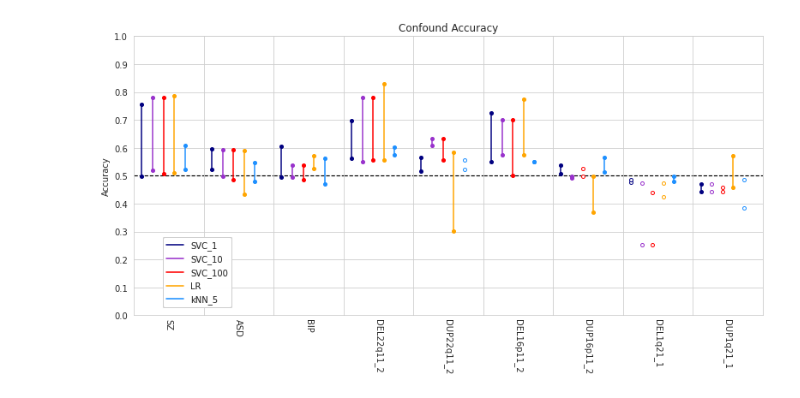
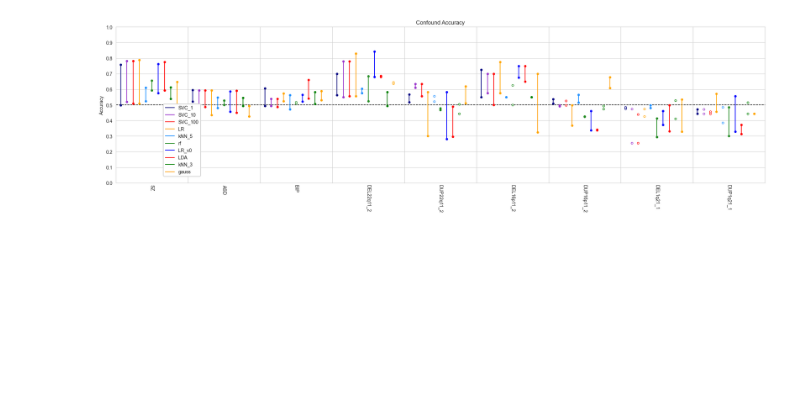
Before and after one commit to harveyaa/neuropsych_mtl, a Jupyter notebook: ML/benchmark2.ipynb, the cells around one changed output. Cells and saved outputs as stored; diff of their text form; code cells hidden in the pictures; blank space fills up the shorter version.

Commit message:
revisiting & added matching classifiers from benchmark 1

```diff
--- a/ML/benchmark2.ipynb
+++ b/ML/benchmark2.ipynb
@@ -12,6 +17,6 @@ from sklearn.metrics import accuracy_score
 # %%
-p_pheno = '/home/harveyaa/Documents/fMRI/data/ukbb_9cohorts/pheno_26-01-22.csv'
-p_conn = '/home/harveyaa/Documents/fMRI/data/ukbb_9cohorts/connectomes_01-12-21.csv'
+p_pheno = '/Users/harveyaa/Documents/masters/data/pheno_26-01-22.csv'
+p_conn = '/Users/harveyaa/Documents/masters/data/connectomes_01-12-21.csv'
 
 pheno = pd.read_csv(p_pheno,index_col=0)
 conn = pd.read_csv(p_conn,index_col=0)
@@ -34,11 +47,18 @@ conf = ['AGE',
 # %%
-p_ids = '/home/harveyaa/Documents/masters/neuropsych_mtl/datasets/cv_folds/hybrid'
+p_ids = '/Users/harveyaa/Documents/masters/neuropsych_mtl/datasets/cv_folds/hybrid'
 
 clfs = {'SVC_1':SVC(C=1,class_weight='balanced'),
         'SVC_10':SVC(C=10,class_weight='balanced'),
-        'SVC_100':SVC(C=100,class_weight='balanced'),
+        'SVC_100':SVC(C=100,class_weight='balanced'), # from bench 1
         'LR':LogisticRegression(class_weight='balanced'),
-        'kNN_5':KNeighborsClassifier()}
+        'kNN_5':KNeighborsClassifier(),
+
+        'rf':RandomForestClassifier(n_estimators=50,class_weight='balanced'), # from bench 1
+        'LR_v0':LogisticRegression(C=100,class_weight='balanced',max_iter=5000), # from bench 1
+        'LDA':LDA(), # from bench 1
+        'kNN_3':KNeighborsClassifier(n_neighbors=3), # from bench 1
+        'gauss':GaussianNB(), # from bench 1
+        }
 
 mean_acc_conf = {}
 mean_acc_conn = {}
@@ -211,13 +236,13 @@ for clf in clfs:
 title = 'Confound Accuracy'
 xlabels=None
 
-fig,ax = plt.subplots(1,len(cases),figsize=(int(len(cases)/2)+7,6),sharey=True,sharex=True)
+fig,ax = plt.subplots(1,len(cases),figsize=(20,6),sharey=True,sharex=True)
 
 plt.yticks([0,0.1,0.2,0.3,0.4,0.5,0.6,0.7,0.8,0.9,1])
 plt.ylim(0,1)
 sns.set_style('whitegrid')
 #colors = ['blue','red','green','orange','red','purple']
-colors = ['navy','darkorchid','red','orange','dodgerblue','forestgreen']
+colors = ['navy','darkorchid','red','orange','dodgerblue','forestgreen','blue','red','green','orange','red']
 for j,case in enumerate(cases):
     for i,clf in enumerate(clfs):
         conf_acc = results[clf].loc[case,'conf']
@@ -230,35 +255,35 @@ for j,case in enumerate(cases):
             mfc = colors[i]
             ls = '-'
         ax[j].plot(i,conn_acc,marker='o',color=colors[i],ms=4,markerfacecolor=mfc)
         ax[j].plot(i,conf_acc,marker='o',color=colors[i],ms=4,markerfacecolor=mfc)
         ax[j].plot((i,i),(conf_acc,conn_acc),color=colors[i],ls=ls,label=clf)
         ax[j].set_xticklabels([])
         ax[j].set_xticks([])
-        ax[j].set_xlim(-0.75,5.75)
+        ax[j].set_xlim(-0.75,10.75)
 
         if not xlabels is None:
             #ax[j].set_xlabel(xlabels[j],rotation=270)
             ax[j].set_xlabel(xlabels[j],rotation=90)
         else:
             ax[j].set_xlabel(case,rotation=270)
 
         lines = ax[j].get_ygridlines()
         b = lines[5]
         b.set_color('black')
         b.set_linewidth(1.15)
         b.set_linestyle('--')
 
     handles, _ = ax[0].get_legend_handles_labels()
     labels = clfs.keys()
 
     ax[0].set_ylabel('Accuracy')
     fig.legend(handles, labels, loc=(0.1,0.2))
     ax[int(len(cases)/2)].set_title(title)
     plt.tight_layout()
     plt.subplots_adjust(wspace=0)
     #plt.savefig(os.path.join(p_ids,'both_acc.png'),dpi=300)
 # %% [output]
-[figure, old version]
+[figure, new version]
 # %%
 df_lr = pd.DataFrame(all_fold_acc_lr_conn)
 df_knn = pd.DataFrame(all_fold_acc_knn_conn)
```
Also changed, not shown: parts of 4 cells of this notebook.
